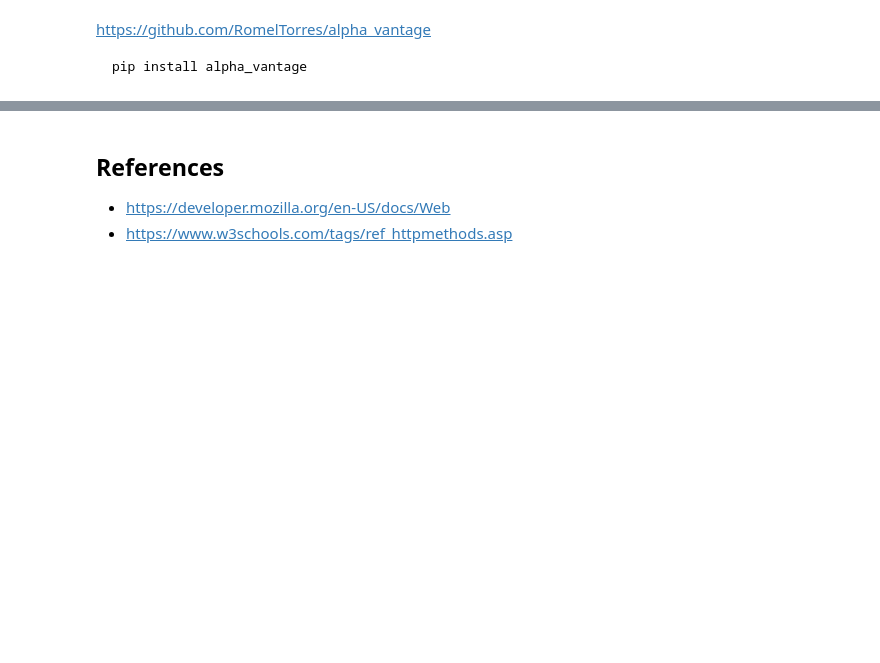
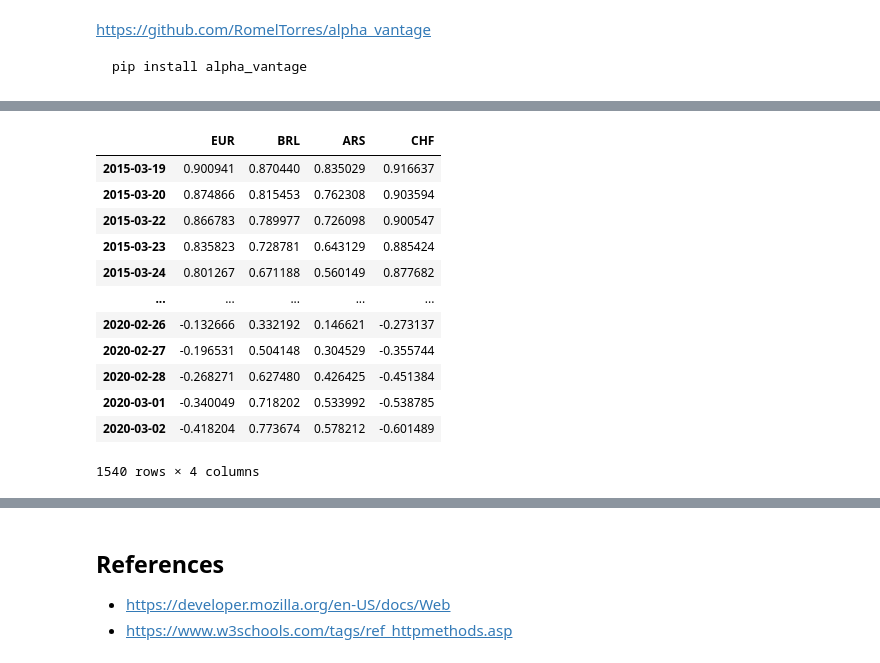
Before and after one commit to elopezgon/data-science, a Jupyter notebook: notes/lec04-webscrapping.ipynb, the cells around one changed output, grey strips where cells are left out. Saved outputs shown, nothing was run; the diff lists cells and outputs as text; code cells hidden in the pictures; blank space fills up the shorter version.

```diff
--- a/notes/lec04-webscrapping.ipynb
+++ b/notes/lec04-webscrapping.ipynb
@@ -523,0 +517,16 @@ data["4. close"].plot()
+# %%
+dataset_2.loc["2015-03-19":]
+# %% [output]
+|  | EUR | BRL | ARS | CHF |
+| 2015-03-19 | 0.900941 | 0.870440 | 0.835029 | 0.916637 |
+| 2015-03-20 | 0.874866 | 0.815453 | 0.762308 | 0.903594 |
+| 2015-03-22 | 0.866783 | 0.789977 | 0.726098 | 0.900547 |
+| 2015-03-23 | 0.835823 | 0.728781 | 0.643129 | 0.885424 |
+| 2015-03-24 | 0.801267 | 0.671188 | 0.560149 | 0.877682 |
+| ... | ... | ... | ... | ... |
+| 2020-02-26 | -0.132666 | 0.332192 | 0.146621 | -0.273137 |
+| 2020-02-27 | -0.196531 | 0.504148 | 0.304529 | -0.355744 |
+| 2020-02-28 | -0.268271 | 0.627480 | 0.426425 | -0.451384 |
+| 2020-03-01 | -0.340049 | 0.718202 | 0.533992 | -0.538785 |
+| 2020-03-02 | -0.418204 | 0.773674 | 0.578212 | -0.601489 |
+1540 rows × 4 columns
```
Also changed, not shown: parts of 67 cells of this notebook.
